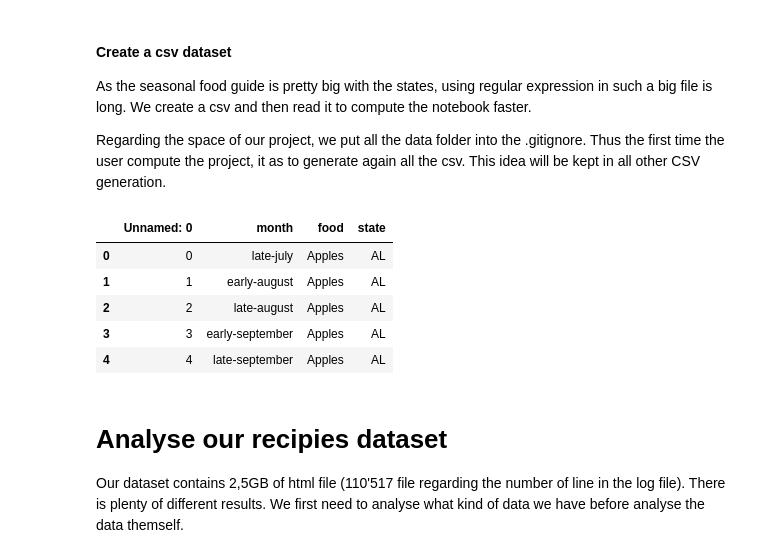
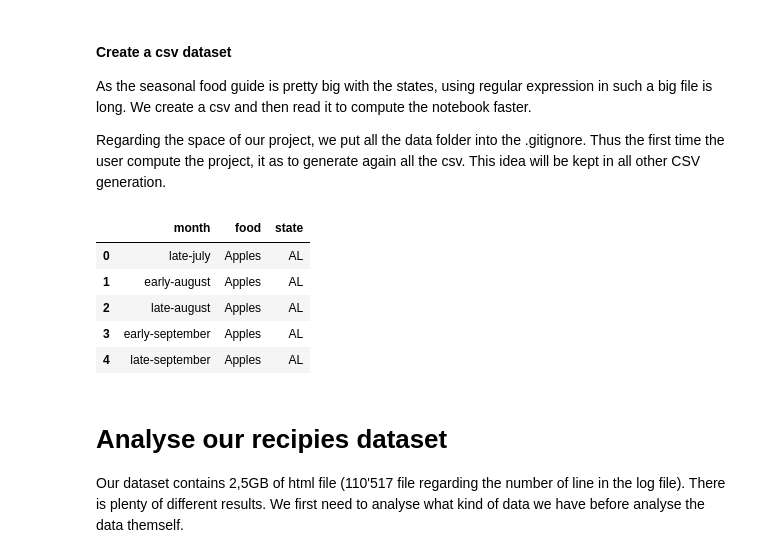
Before and after one commit to csbenz/ada, a Jupyter notebook: project/Project_test.ipynb, the cells around one changed output. Saved outputs shown, nothing was run; the diff lists cells and outputs as text; code cells hidden in the pictures.

Commit message:
fix multiple index problems on dataframe

```diff
--- a/project/Project_test.ipynb
+++ b/project/Project_test.ipynb
@@ -91,22 +91,22 @@ Regarding the space of our project, we put all the data folder into the .gitigno
 # %%
 from pathlib import Path
 
 my_file = Path("data/seasonalFoodGuide.csv")
 if my_file.is_file():
     season_guid_data = pd.read_csv('data/seasonalFoodGuide.csv')
 else:
     season_guid_data = buildSeasonalFoodGuideCSV()
-    season_guid_data.to_csv('data/seasonalFoodGuide.csv')
+    season_guid_data.to_csv('data/seasonalFoodGuide.csv', index=False)
 
 #TODO: Do we need to save this dataset as a csv as it took some times to generate?
 season_guid_data.head()
 # %% [output]
-|  | Unnamed: 0 | month | food | state |
-| 0 | 0 | late-july | Apples | AL |
-| 1 | 1 | early-august | Apples | AL |
-| 2 | 2 | late-august | Apples | AL |
-| 3 | 3 | early-september | Apples | AL |
-| 4 | 4 | late-september | Apples | AL |
+|  | month | food | state |
+| 0 | late-july | Apples | AL |
+| 1 | early-august | Apples | AL |
+| 2 | late-august | Apples | AL |
+| 3 | early-september | Apples | AL |
+| 4 | late-september | Apples | AL |
 # %% [markdown]
 # Analyse our recipies dataset
 Our dataset contains 2,5GB of html file (110'517 file regarding the number of line in the log file). There is plenty of different results. We first need to analyse what kind of data we have before analyse the data themself.
```
Also changed, not shown: parts of 7 cells of this notebook.
